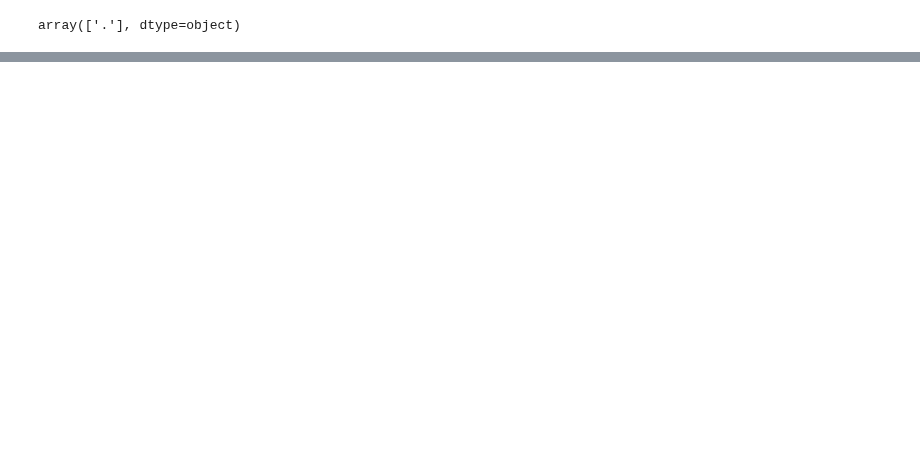
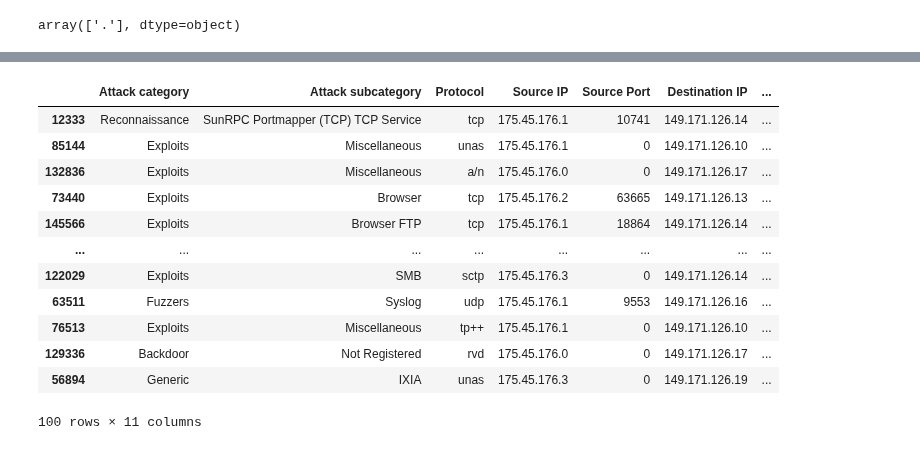
Before and after one commit to EddyGiusepe/Cyber_Security_1, a Jupyter notebook: CyberSecurity_Kaggle.ipynb, the cells around one changed output, grey strips where cells are left out. Cells and saved outputs as stored; diff of their text form; code cells hidden in the pictures; blank space fills up the shorter version.

```diff
--- a/CyberSecurity_Kaggle.ipynb
+++ b/CyberSecurity_Kaggle.ipynb
@@ -103,0 +149,22 @@ df.sample(6)
+# %%
+# Aqui vamos a preecher os valores MISSING com "Not Registered"
+
+df["Attack subcategory"] = df["Attack subcategory"].fillna("Not Registered")
+# %%
+# Visualizamos nossos Dados e verificamos a troca de NaN --> "Not Registered"
+
+df.sample(100)
+# %% [output]
+|  | Attack category | Attack subcategory | Protocol | Source IP | Source Port | Destination IP | ... |
+| 12333 | Reconnaissance | SunRPC Portmapper (TCP) TCP Service | tcp | 175.45.176.1 | 10741 | 149.171.126.14 | ... |
+| 85144 | Exploits | Miscellaneous | unas | 175.45.176.1 | 0 | 149.171.126.10 | ... |
+| 132836 | Exploits | Miscellaneous | a/n | 175.45.176.0 | 0 | 149.171.126.17 | ... |
+| 73440 | Exploits | Browser | tcp | 175.45.176.2 | 63665 | 149.171.126.13 | ... |
+| 145566 | Exploits | Browser FTP | tcp | 175.45.176.1 | 18864 | 149.171.126.14 | ... |
+| ... | ... | ... | ... | ... | ... | ... | ... |
+| 122029 | Exploits | SMB | sctp | 175.45.176.3 | 0 | 149.171.126.14 | ... |
+| 63511 | Fuzzers | Syslog | udp | 175.45.176.1 | 9553 | 149.171.126.16 | ... |
+| 76513 | Exploits | Miscellaneous | tp++ | 175.45.176.1 | 0 | 149.171.126.10 | ... |
+| 129336 | Backdoor | Not Registered | rvd | 175.45.176.0 | 0 | 149.171.126.17 | ... |
+| 56894 | Generic | IXIA | unas | 175.45.176.3 | 0 | 149.171.126.19 | ... |
+100 rows × 11 columns
```
Also changed, not shown: parts of 7 cells of this notebook.
